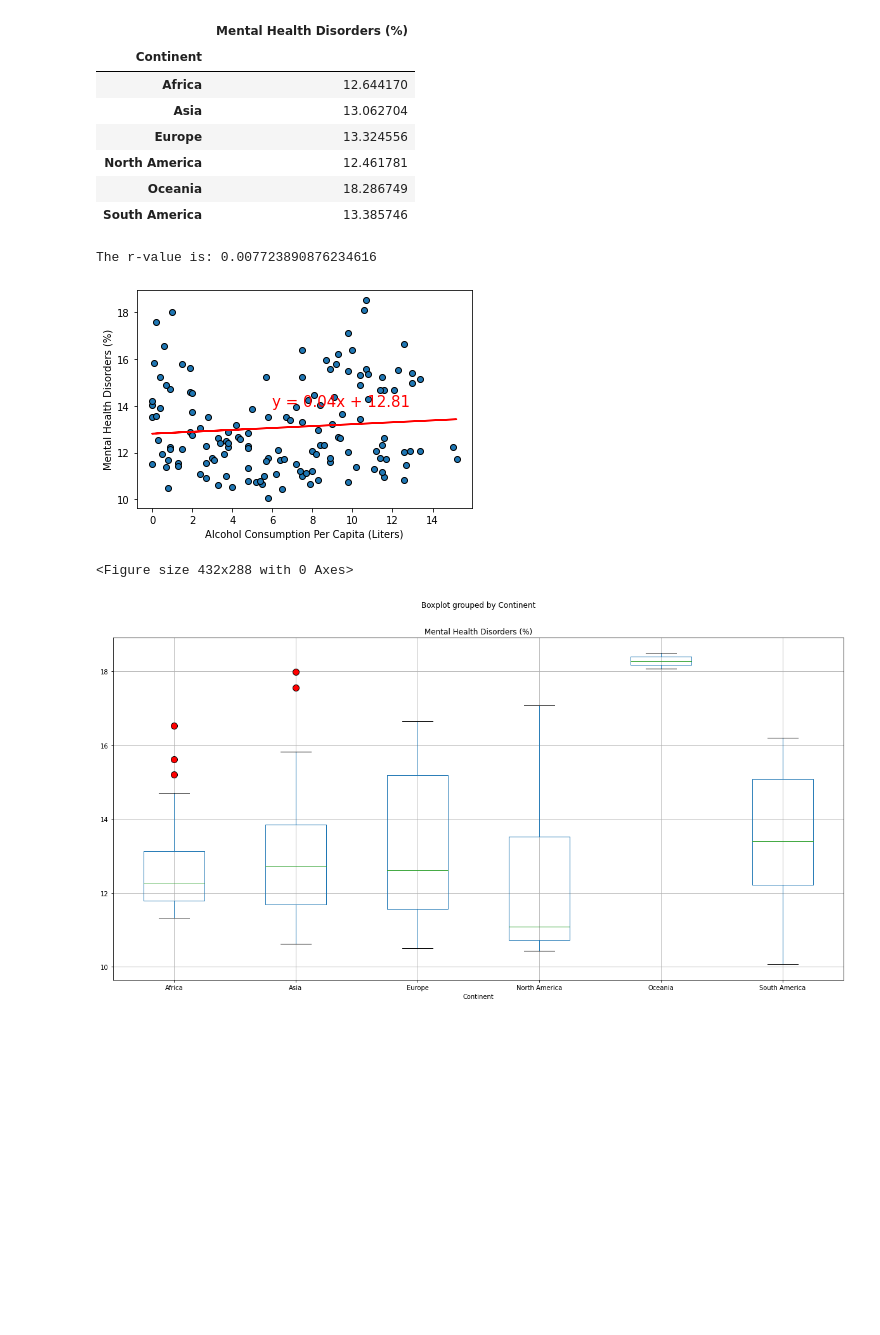
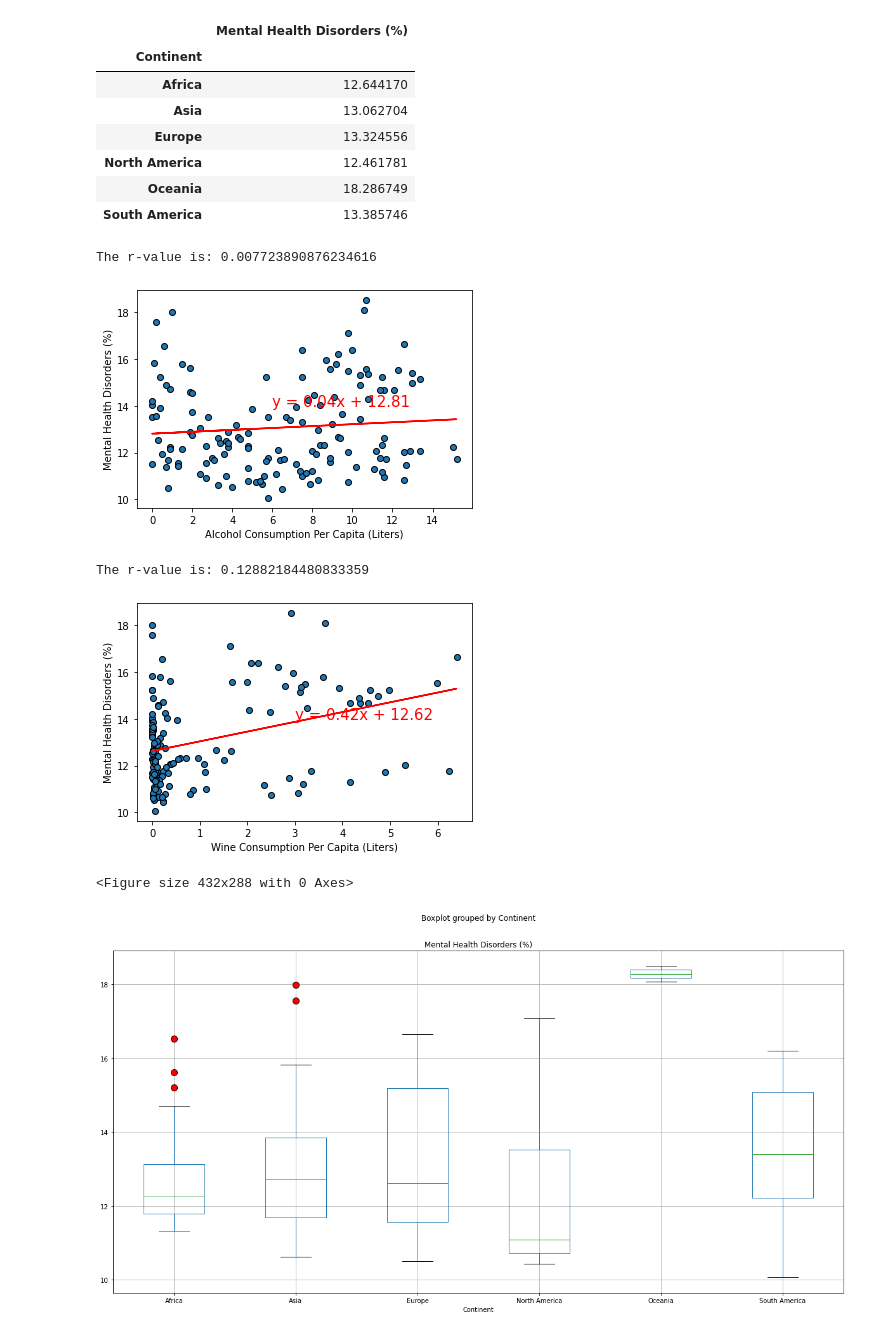
Before and after one commit to reccleston/data-analysis-project-1, a Jupyter notebook: nadia/project_work_with_Ryan.ipynb, the cells around one changed output. Drawn from its saved outputs; the diff is of its cells as text; code cells hidden in the pictures; blank space fills up the shorter version.

```diff
--- a/nadia/project_work_with_Ryan.ipynb
+++ b/nadia/project_work_with_Ryan.ipynb
@@ -445,13 +473,18 @@ mental_health_by_continent_mean
 # %%
 #Plot linear regression between the Mental Health Disorders and Alcohol Consumption
 x_values=gdp_and_life_expectancy_df['Alcohol Consumption Per Capita (Liters)']
 y_values=gdp_and_life_expectancy_df['Mental Health Disorders (%)']
 plot_linear_regression(x_values,y_values,'Mental Health Disorders (%)',(6,14))
-plt.savefig("output_data/alcohol_consumption_and_mental_health_worldwide_linear_regression.png")
+x_values=gdp_and_life_expectancy_df['Wine Consumption per capita (Liters)']
+y_values=gdp_and_life_expectancy_df['Mental Health Disorders (%)']
+plot_wine_linear_regression(x_values,y_values,'Mental Health Disorders (%)',(3,14))
+plt.savefig("output_data/alcohol_and_wine_consumption_and_mental_health_worldwide_linear_regression.png")
 # %% [output]
 The r-value is: 0.007723890876234616
 [figure]
-<Figure size 432x288 with 0 Axes>
+The r-value is: 0.12882184480833359
+[figure, added]
+<Figure size 432x288 with 0 Axes>
 # %%
 #Boxplot of mental health disorders by Continent
 gdp_and_life_expectancy_df.boxplot("Mental Health Disorders (%)", by="Continent", figsize=(20, 10), flierprops=dict(markerfacecolor='red', markersize=10));
```
Also changed, not shown: parts of 7 cells of this notebook, 4 other files.
